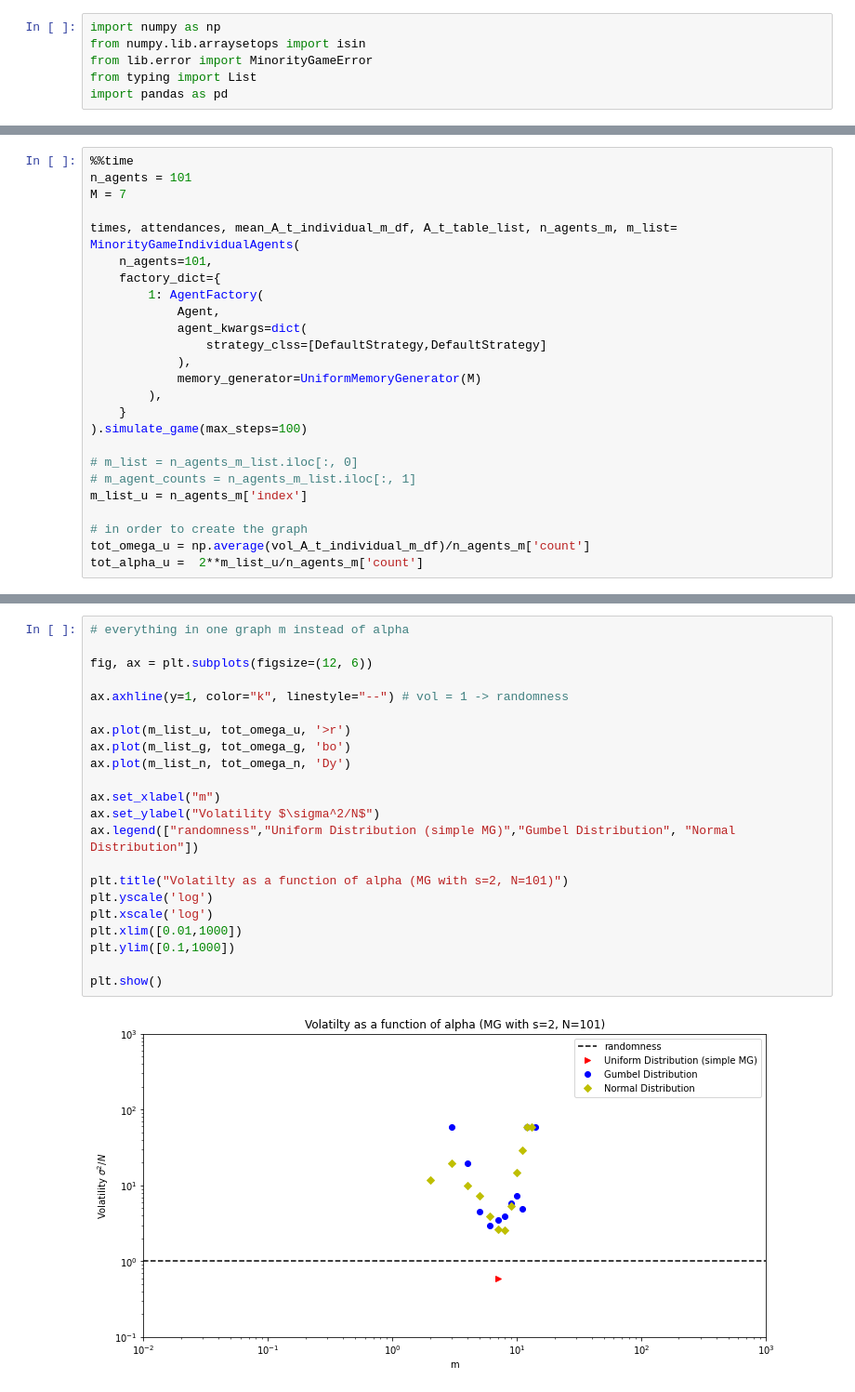
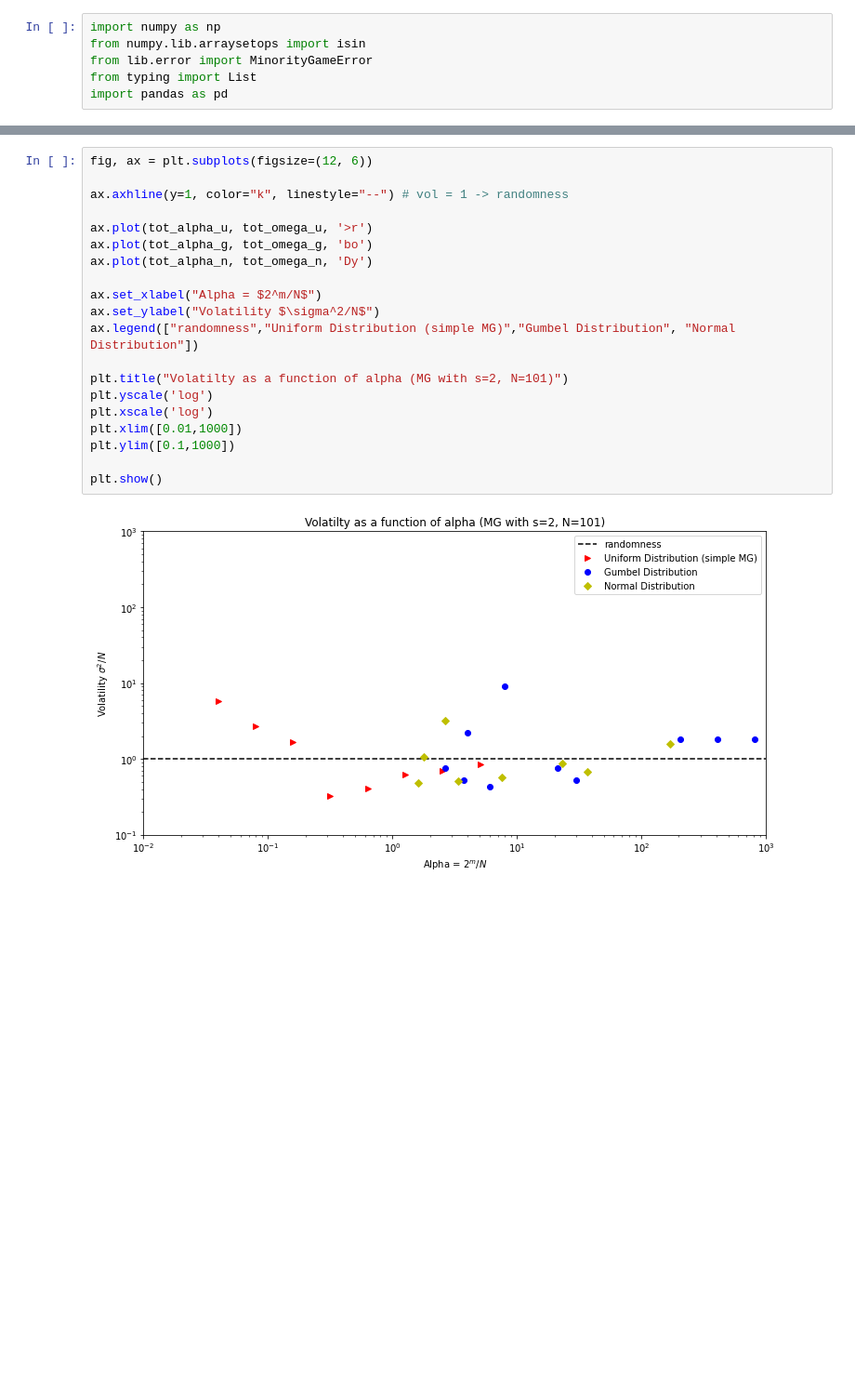
Before and after one commit to dvdblk/abm-project, a Jupyter notebook: notebooks/Scenario 1 version2.ipynb, the cells around one changed output, grey strips where cells are left out. Shown at 93% size. Saved outputs shown, nothing was run; the diff lists cells and outputs as text; blank space fills up the shorter version.

```diff
--- a/notebooks/Scenario 1 version2.ipynb
+++ b/notebooks/Scenario 1 version2.ipynb
@@ -698,25 +768,0 @@ Wall time: 9.28 s
-# %%
-%%time
-n_agents = 101
-M = 7
-
-times, attendances, mean_A_t_individual_m_df, A_t_table_list, n_agents_m, m_list= MinorityGameIndividualAgents(
-    n_agents=101,
-    factory_dict={
-        1: AgentFactory(
-            Agent,
-            agent_kwargs=dict(
-                strategy_clss=[DefaultStrategy,DefaultStrategy]
-            ),
-            memory_generator=UniformMemoryGenerator(M)
-        ),
-    }
-).simulate_game(max_steps=100)
-
-# m_list = n_agents_m_list.iloc[:, 0]
-# m_agent_counts = n_agents_m_list.iloc[:, 1]
-m_list_u = n_agents_m['index']
-
-# in order to create the graph
-tot_omega_u = np.average(vol_A_t_individual_m_df)/n_agents_m['count']
-tot_alpha_u =  2**m_list_u/n_agents_m['count']
@@ -725,24 +771,22 @@ Wall time: 9.08 s
 # %%
-# everything in one graph m instead of alpha
-
 fig, ax = plt.subplots(figsize=(12, 6))
 
 ax.axhline(y=1, color="k", linestyle="--") # vol = 1 -> randomness
 
-ax.plot(m_list_u, tot_omega_u, '>r')
-ax.plot(m_list_g, tot_omega_g, 'bo')
-ax.plot(m_list_n, tot_omega_n, 'Dy')
+ax.plot(tot_alpha_u, tot_omega_u, '>r')
+ax.plot(tot_alpha_g, tot_omega_g, 'bo')
+ax.plot(tot_alpha_n, tot_omega_n, 'Dy')
 
-ax.set_xlabel("m")
+ax.set_xlabel("Alpha = $2^m/N$")
 ax.set_ylabel("Volatility $\sigma^2/N$")
 ax.legend(["randomness","Uniform Distribution (simple MG)","Gumbel Distribution", "Normal Distribution"])
 
 plt.title("Volatilty as a function of alpha (MG with s=2, N=101)")
 plt.yscale('log')
 plt.xscale('log')
 plt.xlim([0.01,1000])
 plt.ylim([0.1,1000])
 
 plt.show()
 # %% [output]
-[figure, old version]
+[figure, new version]
```
Also changed, not shown: parts of 24 cells of this notebook.
